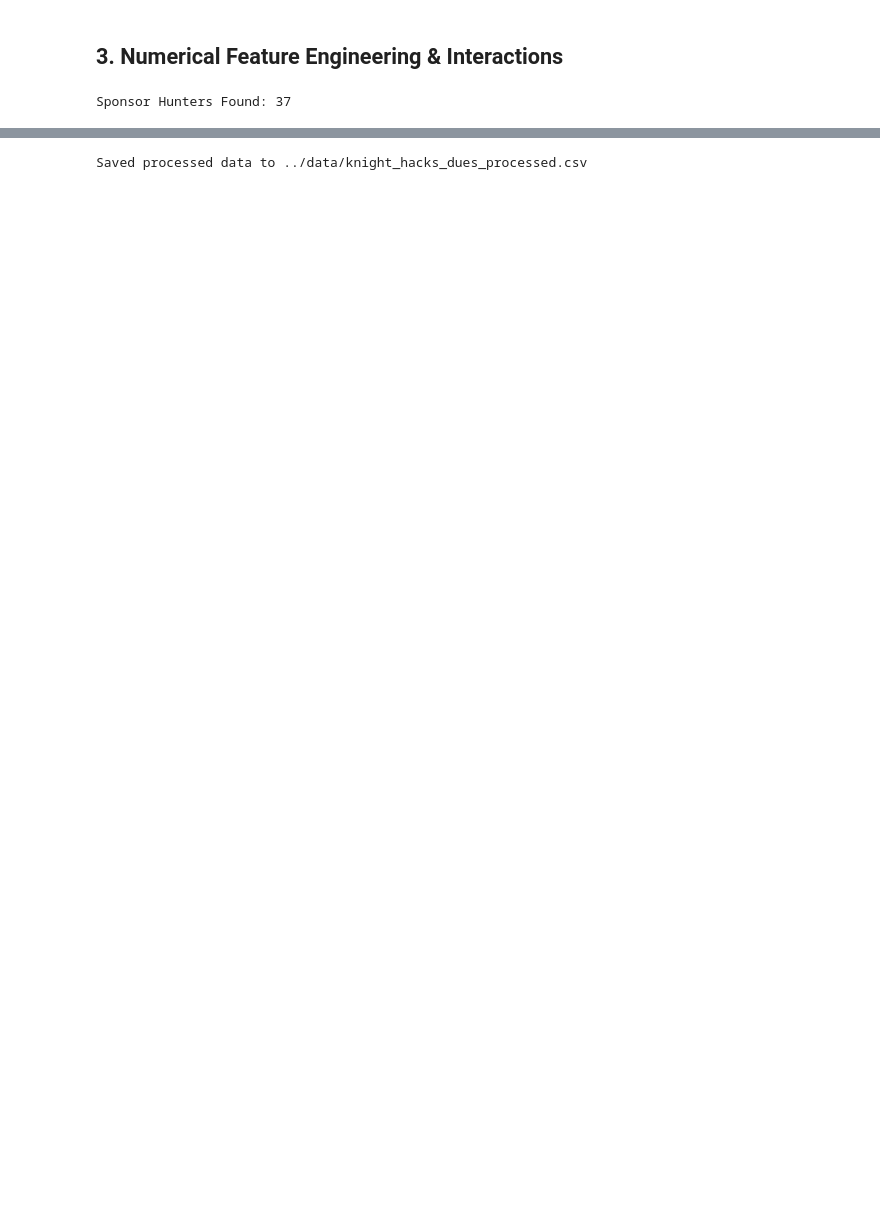
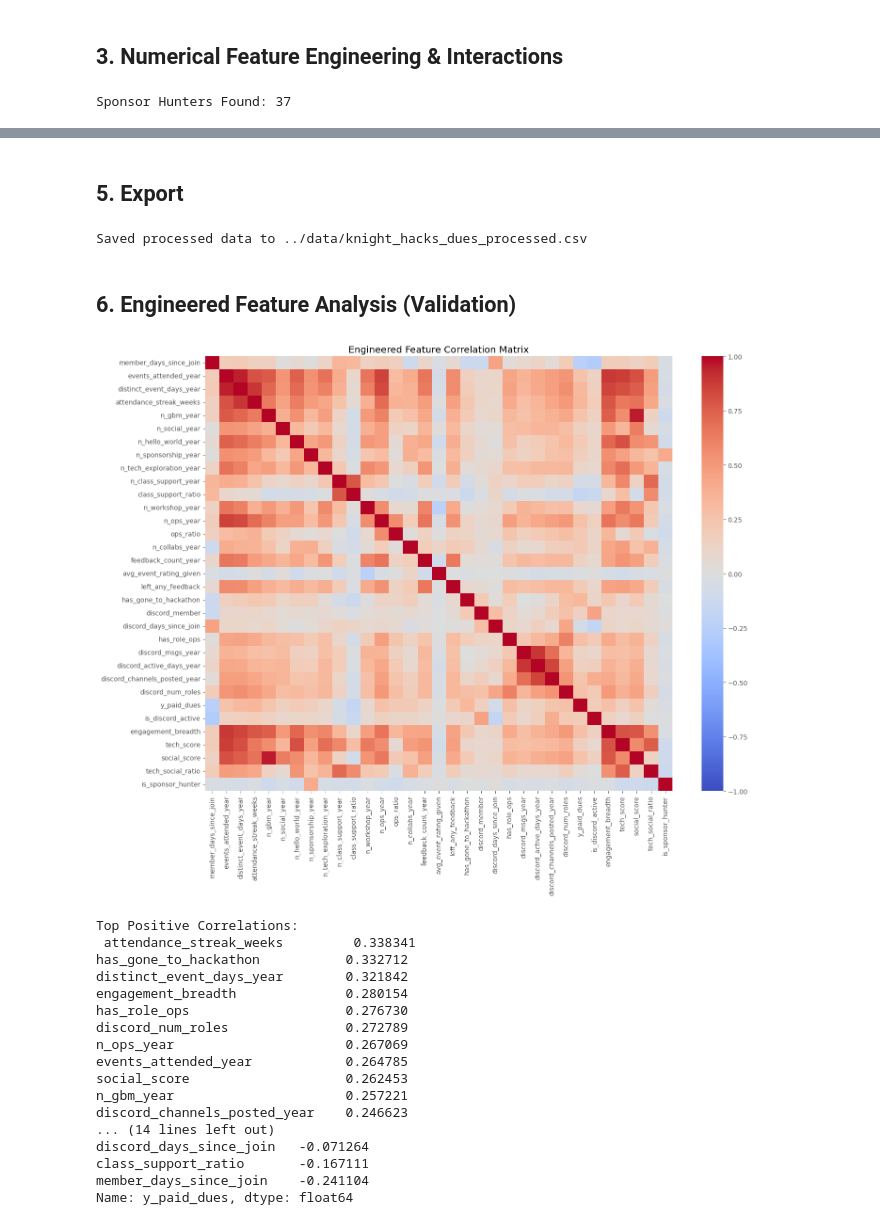
Before and after one commit to ISC4241/final-project, a Jupyter notebook: notebooks/2-feature-engineering.ipynb, the cells around one changed output, grey strips where cells are left out. Drawn from its saved outputs; the diff is of its cells as text; code cells hidden in the pictures; blank space fills up the shorter version.

```diff
--- a/notebooks/2-feature-engineering.ipynb
+++ b/notebooks/2-feature-engineering.ipynb
@@ -73,13 +82,10 @@ df['level_grouped'] = df['level_of_study'].apply(group_level)
 # %% [markdown]
 ## 3. Numerical Feature Engineering & Interactions
 # %%
-# 3.1 Tenure in Years
-df['tenure_years'] = df['member_days_since_join'] / 365.0
-
-# 3.2 Discord Active Flag
+# 3.1 Discord Active Flag
 df['is_discord_active'] = (df['discord_msgs_year'] > 0).astype(int)
 
-# 3.3 Engagement Breadth
+# 3.2 Engagement Breadth
 # Count of distinct event TYPES attended
 event_type_cols = [
     'n_gbm_year', 'n_social_year', 'n_hello_world_year', 'n_sponsorship_year',
@@ -88,7 +94,7 @@ event_type_cols = [
 ]
 df['engagement_breadth'] = df[event_type_cols].gt(0).sum(axis=1)
 
-# 3.4 Tech vs Social Score
+# 3.3 Tech vs Social Score
 # Tech: Workshops, Collabs, Hello World, Tech Exploration, Class Support
 # Social: Socials, GBM
 df['tech_score'] = (
@@ -104,9 +110,8 @@ df['social_score'] = df['n_social_year'] + df['n_gbm_year']
 # Tech/Social Ratio (add 1 to den to handle 0 social)
 df['tech_social_ratio'] = df['tech_score'] / (df['social_score'] + 1)
 
-# 3.5 Sponsor Hunter Flag
+# 3.4 Sponsor Hunter Flag
 # Someone who attends >0 sponsorship events and they make up >= 80% of their total events
-# Avoid div by zero by using condition
 def check_sponsor_hunter(row):
     if row['n_sponsorship_year'] == 0 or row['events_attended_year'] == 0:
         return 0
@@ -157,0 +129,19 @@ Name: y_paid_dues, dtype: float64
+# %%
+drop_cols = [
+    'discordUser', 'school', 'level_of_study', 'major', 'gender', 'race_or_ethnicity',
+    'social_ratio', 'workshop_ratio', 'sponsorship_ratio',
+    'hello_world_ratio', 'tech_exploration_ratio', 'collabs_ratio', 'gbm_ratio'
+]
+
+print("Columns:", df.columns)
+
+# Add duplicate/old columns to drop list if they exist
+if 'level_of_study' in df.columns:
+    drop_cols.append('level_of_study')
+
+# Ensure we don't try to drop columns that aren't there
+existing_drop = [c for c in drop_cols if c in df.columns]
+df_clean = df.drop(columns=existing_drop)
+
+print(f"Cleaned Shape: {df_clean.shape}")
+df_clean.head()
@@ -158,6 +172,43 @@ Name: y_paid_dues, dtype: float64
+# %% [markdown]
+## 5. Export
 # %%
 output_path = '../data/knight_hacks_dues_processed.csv'
 df_clean.to_csv(output_path, index=False)
 print(f"Saved processed data to {output_path}")
 # %% [output]
 Saved processed data to ../data/knight_hacks_dues_processed.csv
+# %% [markdown]
+## 6. Engineered Feature Analysis (Validation)
+# %%
+# 6.1 Correlation Analysis
+numeric_cols = df_clean.select_dtypes(include=[np.number]).columns
+corr_matrix = df_clean[numeric_cols].corr()
+
+plt.figure(figsize=(16, 12))
+sns.heatmap(corr_matrix, annot=False, cmap='coolwarm', vmin=-1, vmax=1)
+plt.title('Engineered Feature Correlation Matrix')
+plt.show()
+
+# Top Correlations
+target_corr = corr_matrix['y_paid_dues'].drop('y_paid_dues').sort_values(ascending=False)
+print("Top Positive Correlations:\n", target_corr.head(15))
+print("\nTop Negative Correlations:\n", target_corr.tail(10))
+# %% [output]
+[figure, added]
+Top Positive Correlations:
+ attendance_streak_weeks         0.338341
+has_gone_to_hackathon           0.332712
+distinct_event_days_year        0.321842
+engagement_breadth              0.280154
+has_role_ops                    0.276730
+discord_num_roles               0.272789
+n_ops_year                      0.267069
+events_attended_year            0.264785
+social_score                    0.262453
+n_gbm_year                      0.257221
+discord_channels_posted_year    0.246623
+... (14 lines left out)
+discord_days_since_join   -0.071264
+class_support_ratio       -0.167111
+member_days_since_join    -0.241104
+Name: y_paid_dues, dtype: float64
```
Also changed, not shown: parts of 11 cells of this notebook, 5 other files.
